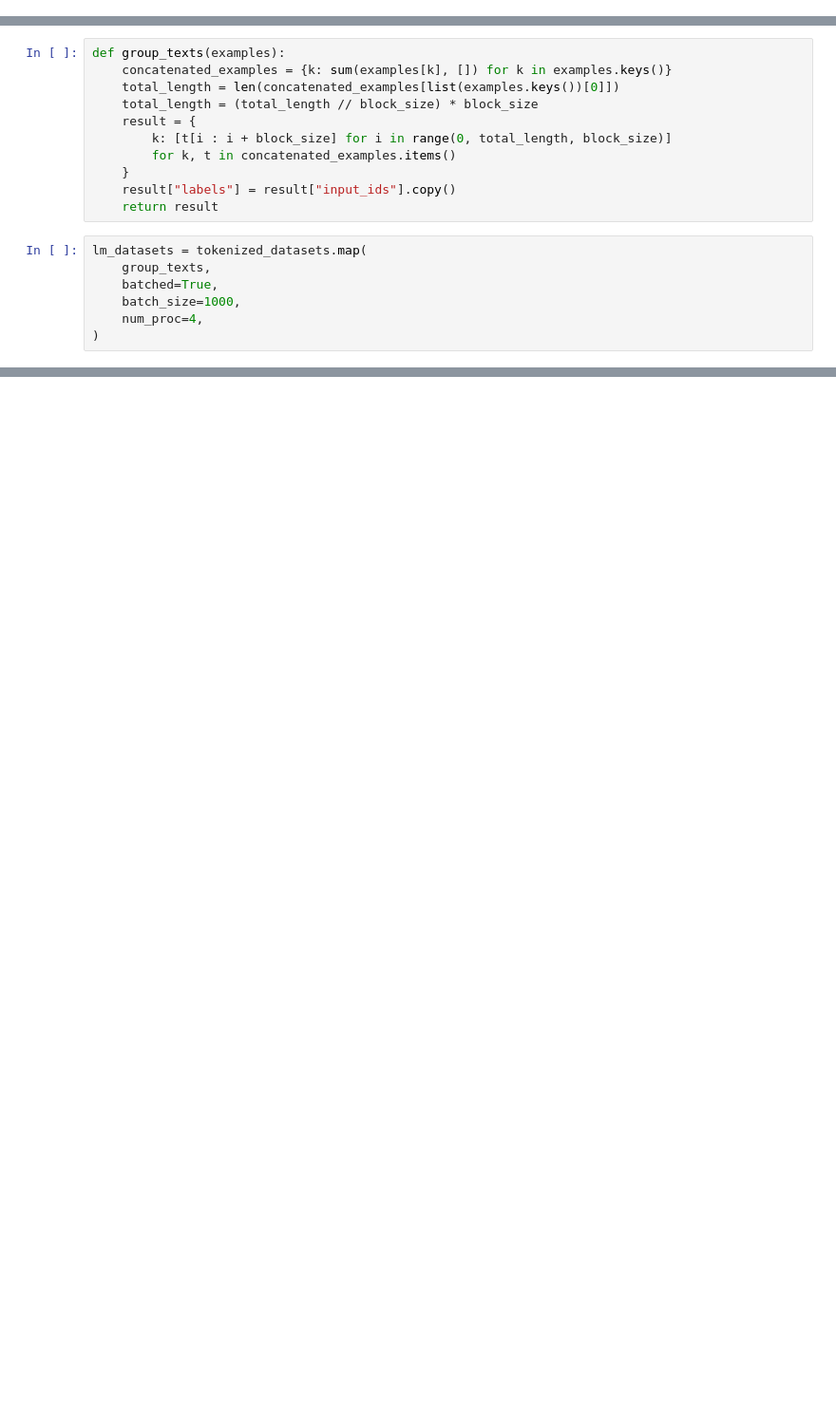
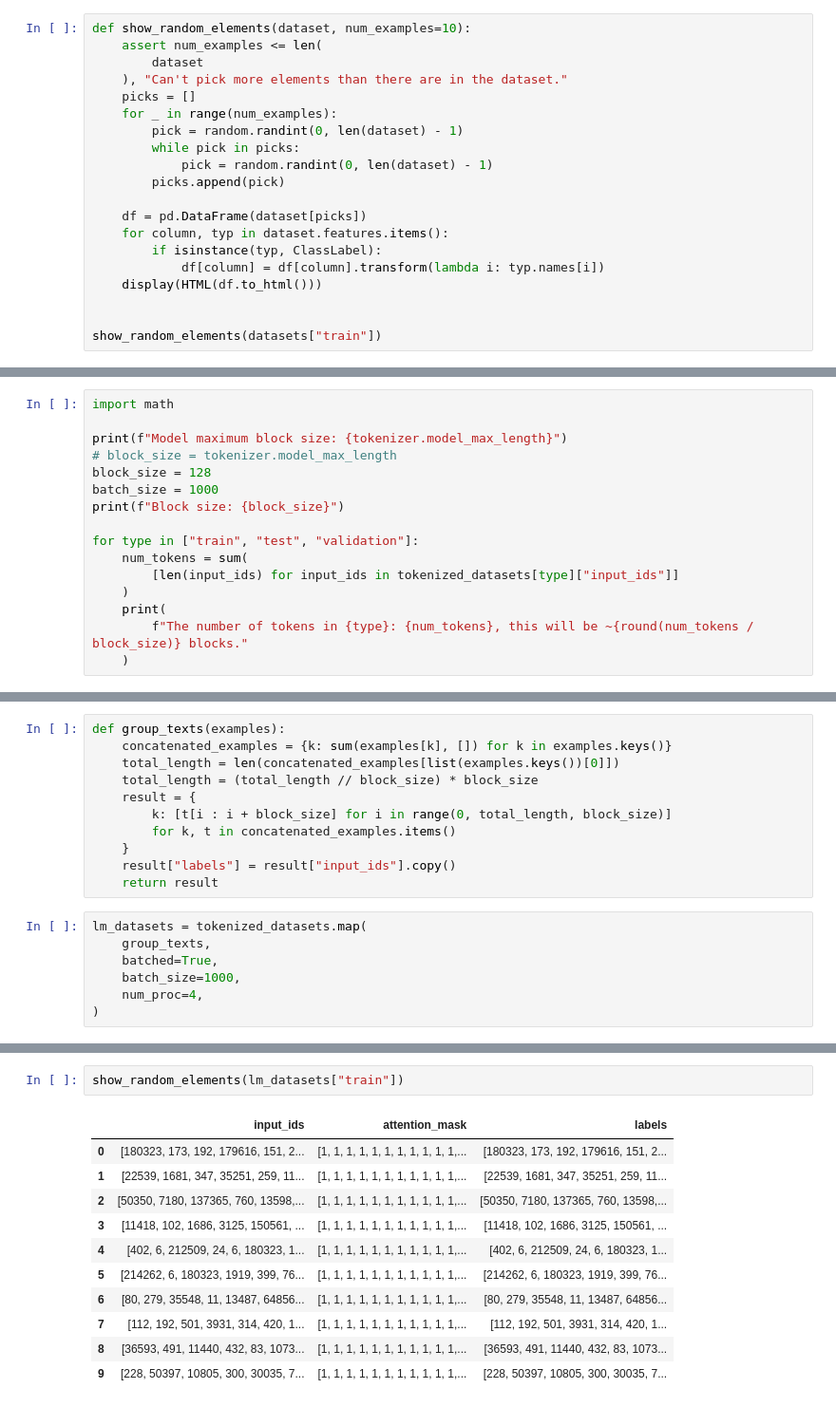
Before and after one commit to jmanwillz/LLMs-and-African-Language, a Jupyter notebook: llms-and-african-language.ipynb, the cells around one changed output, grey strips where cells are left out. Shown at 95% size. Saved outputs shown, nothing was run; the diff lists cells and outputs as text; blank space fills up the shorter version.

```diff
--- a/llms-and-african-language.ipynb
+++ b/llms-and-african-language.ipynb
@@ -13,0 +40,20 @@ datasets["train"][10]
+# %%
+def show_random_elements(dataset, num_examples=10):
+    assert num_examples <= len(
+        dataset
+    ), "Can't pick more elements than there are in the dataset."
+    picks = []
+    for _ in range(num_examples):
+        pick = random.randint(0, len(dataset) - 1)
+        while pick in picks:
+            pick = random.randint(0, len(dataset) - 1)
+        picks.append(pick)
+
+    df = pd.DataFrame(dataset[picks])
+    for column, typ in dataset.features.items():
+        if isinstance(typ, ClassLabel):
+            df[column] = df[column].transform(lambda i: typ.names[i])
+    display(HTML(df.to_html()))
+
+
+show_random_elements(datasets["train"])
@@ -33,0 +133,16 @@ block_size = tokenizer.model_max_length
+# %%
+import math
+
+print(f"Model maximum block size: {tokenizer.model_max_length}")
+# block_size = tokenizer.model_max_length
+block_size = 128
+batch_size = 1000
+print(f"Block size: {block_size}")
+
+for type in ["train", "test", "validation"]:
+    num_tokens = sum(
+        [len(input_ids) for input_ids in tokenized_datasets[type]["input_ids"]]
+    )
+    print(
+        f"The number of tokens in {type}: {num_tokens}, this will be ~{round(num_tokens / block_size)} blocks."
+    )
@@ -54 +190,15 @@ lm_datasets
+# %%
+show_random_elements(lm_datasets["train"])
+# %% [output]
+|  | input_ids | attention_mask | labels |
+| 0 | [180323, 173, 192, 179616, 151, 2... | [1, 1, 1, 1, 1, 1, 1, 1, 1, 1, 1,... | [180323, 173, 192, 179616, 151, 2... |
+| 1 | [22539, 1681, 347, 35251, 259, 11... | [1, 1, 1, 1, 1, 1, 1, 1, 1, 1, 1,... | [22539, 1681, 347, 35251, 259, 11... |
+| 2 | [50350, 7180, 137365, 760, 13598,... | [1, 1, 1, 1, 1, 1, 1, 1, 1, 1, 1,... | [50350, 7180, 137365, 760, 13598,... |
+| 3 | [11418, 102, 1686, 3125, 150561, ... | [1, 1, 1, 1, 1, 1, 1, 1, 1, 1, 1,... | [11418, 102, 1686, 3125, 150561, ... |
+| 4 | [402, 6, 212509, 24, 6, 180323, 1... | [1, 1, 1, 1, 1, 1, 1, 1, 1, 1, 1,... | [402, 6, 212509, 24, 6, 180323, 1... |
+| 5 | [214262, 6, 180323, 1919, 399, 76... | [1, 1, 1, 1, 1, 1, 1, 1, 1, 1, 1,... | [214262, 6, 180323, 1919, 399, 76... |
+| 6 | [80, 279, 35548, 11, 13487, 64856... | [1, 1, 1, 1, 1, 1, 1, 1, 1, 1, 1,... | [80, 279, 35548, 11, 13487, 64856... |
+| 7 | [112, 192, 501, 3931, 314, 420, 1... | [1, 1, 1, 1, 1, 1, 1, 1, 1, 1, 1,... | [112, 192, 501, 3931, 314, 420, 1... |
+| 8 | [36593, 491, 11440, 432, 83, 1073... | [1, 1, 1, 1, 1, 1, 1, 1, 1, 1, 1,... | [36593, 491, 11440, 432, 83, 1073... |
+| 9 | [228, 50397, 10805, 300, 30035, 7... | [1, 1, 1, 1, 1, 1, 1, 1, 1, 1, 1,... | [228, 50397, 10805, 300, 30035, 7... |
 # %%
```
Also changed, not shown: parts of 24 cells of this notebook.
